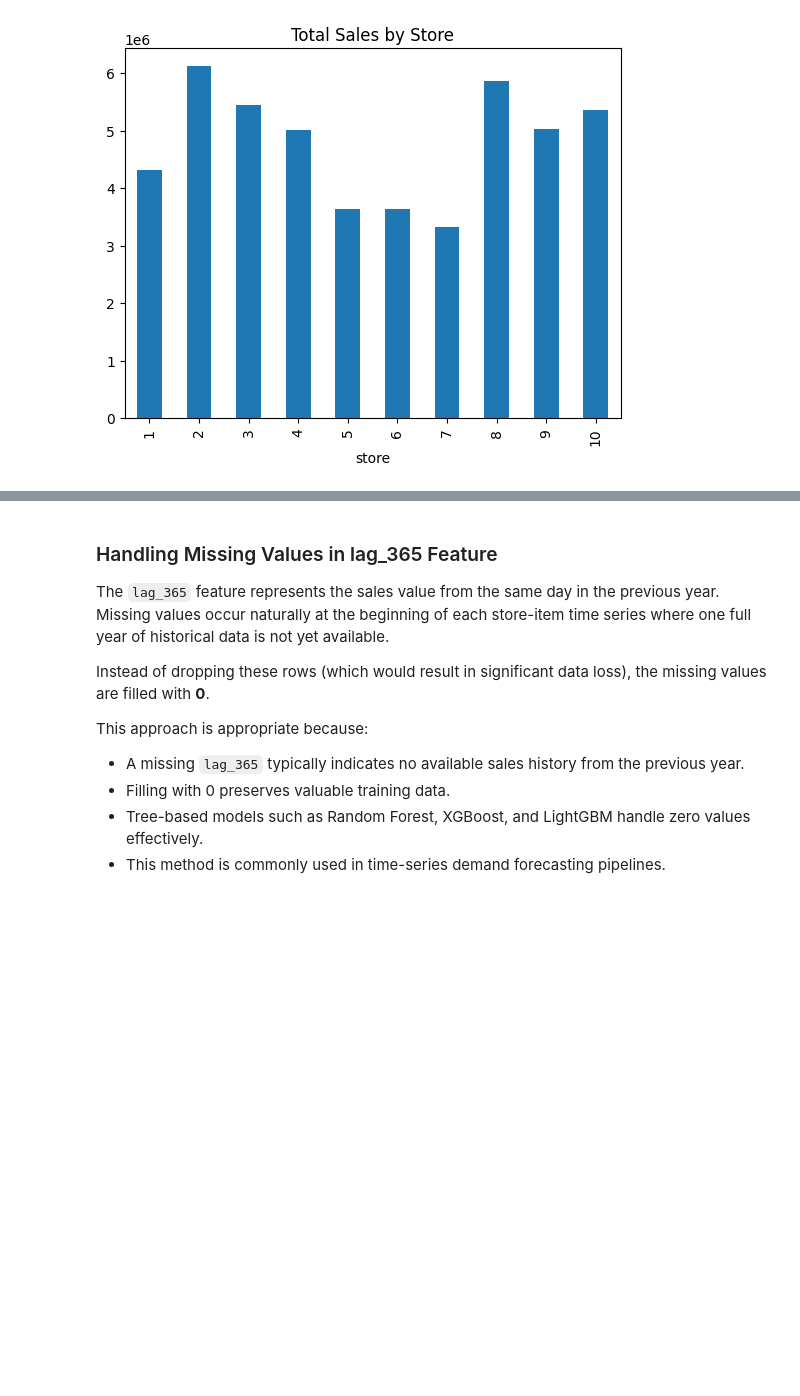
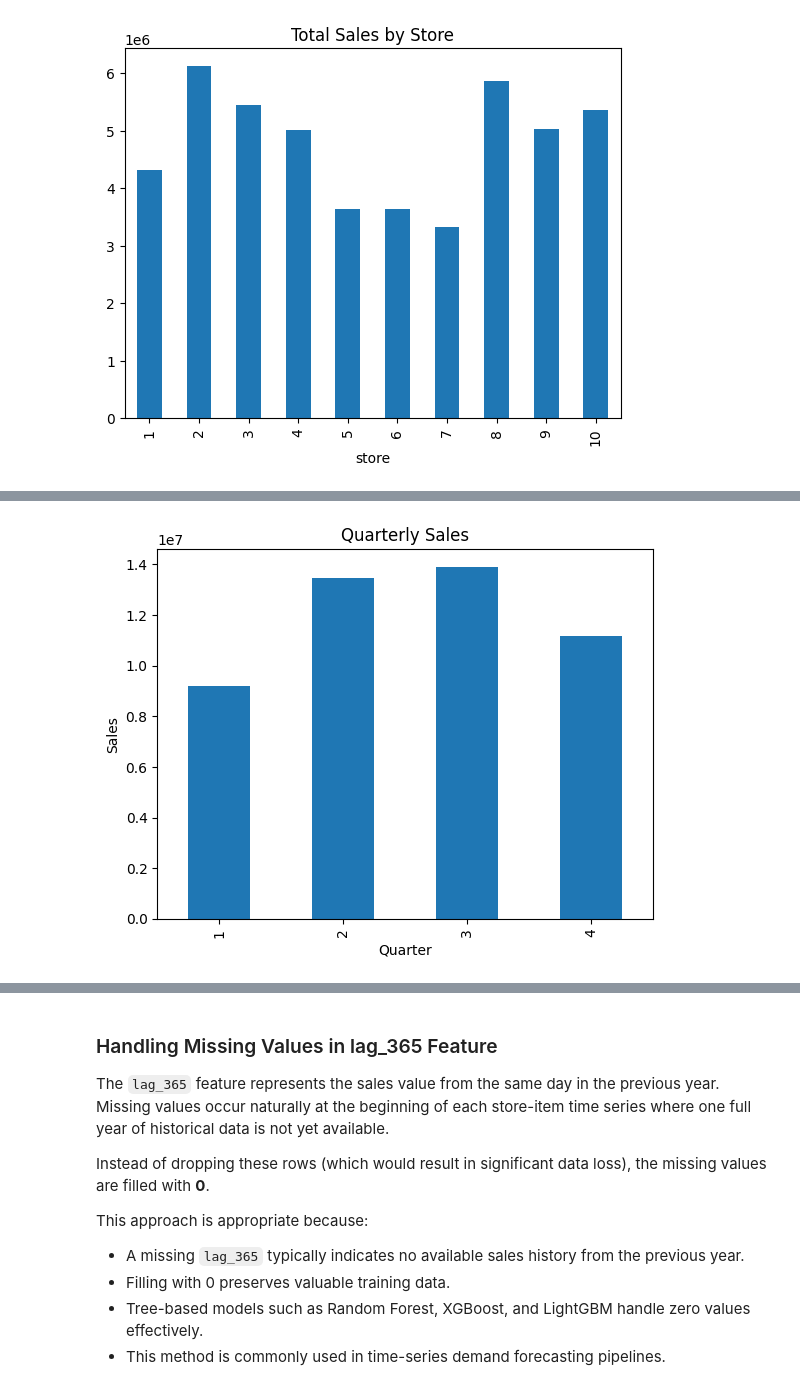
Before and after one commit to SAHIL254/inventory-demand-forecasting, a Jupyter notebook: notebooks/EDA_Inventory_Demand.ipynb, the cells around one changed output, grey strips where cells are left out. Saved outputs shown, nothing was run; the diff lists cells and outputs as text; code cells hidden in the pictures; blank space fills up the shorter version.

```diff
--- a/notebooks/EDA_Inventory_Demand.ipynb
+++ b/notebooks/EDA_Inventory_Demand.ipynb
@@ -336,0 +398,13 @@ plt.show()
+# %%
+# 3. Quarterly Sales (Bar Chart)
+
+quarter_sales = df.groupby('quarter')['sales'].sum()
+
+plt.figure()
+quarter_sales.plot(kind='bar')
+plt.title("Quarterly Sales")
+plt.xlabel("Quarter")
+plt.ylabel("Sales")
+plt.show()
+# %% [output]
+[figure, added]
```
Also changed, not shown: parts of 10 cells of this notebook, 2 other files.
